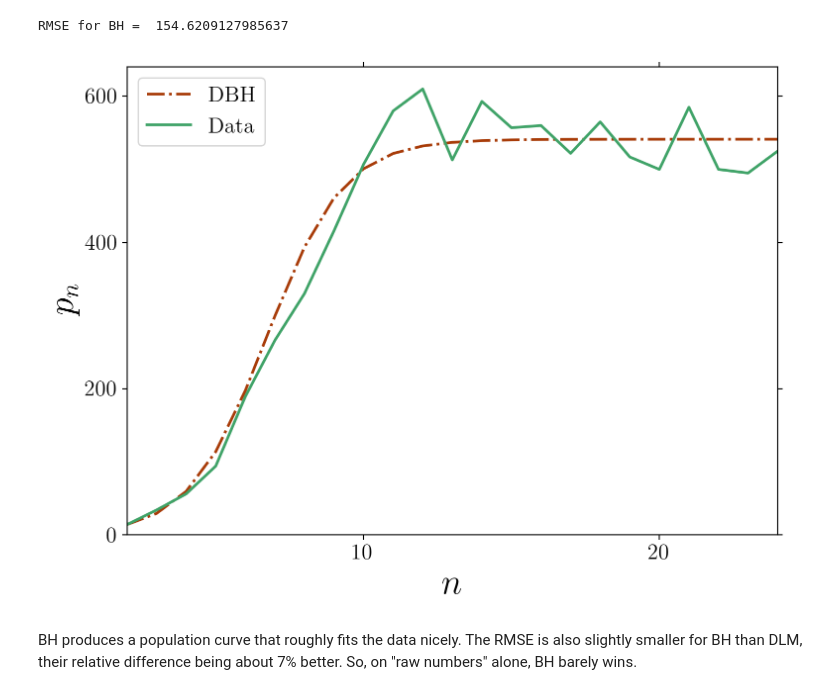
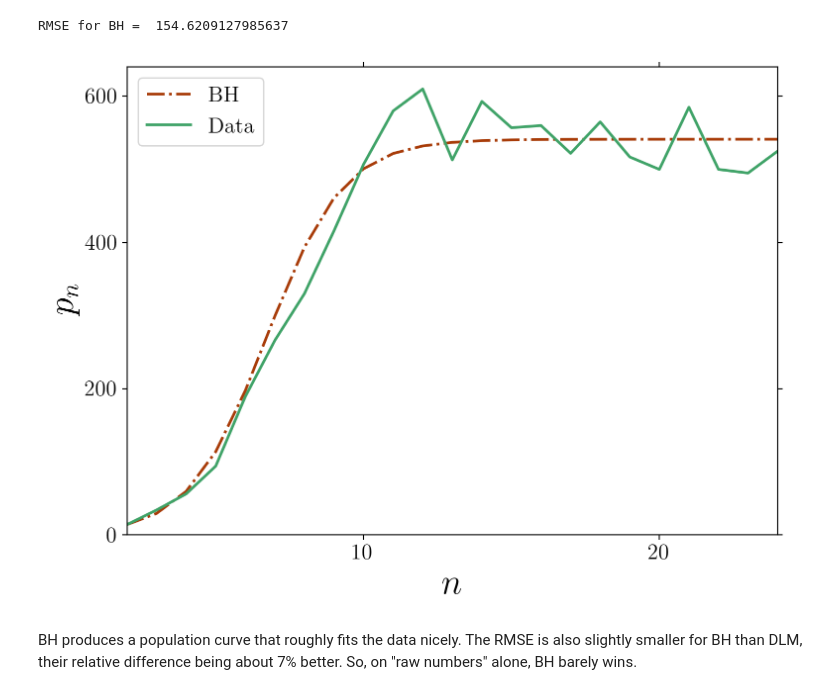
Before and after one commit to ageorgemorgan/mathcircles, a Jupyter notebook: pop_models_difference_eqns.ipynb, the cells around one changed output. Saved outputs shown, nothing was run; the diff lists cells and outputs as text; code cells hidden in the pictures.

```diff
--- a/pop_models_difference_eqns.ipynb
+++ b/pop_models_difference_eqns.ipynb
@@ -554,34 +554,34 @@ RMSE for BH =  154.6209127985637
 # %%
 fig, ax =plt.subplots()
 
-plt.plot(np.arange(2,T), p_bh_best, linestyle='dashdot', color='xkcd:rust', label='DBH', linewidth=2)
+plt.plot(np.arange(2,T), p_bh_best, linestyle='dashdot', color='xkcd:rust', label='BH', linewidth=2)
 plt.plot(np.arange(2,T+1), dens, color='xkcd:greenish', linestyle='solid', label='Data', linewidth=2)
 
 plt.xlabel(r"$n$", fontsize=26, color = 'k')
 plt.ylabel(r"$p_{n}$", fontsize=26, color='k')
 
 plt.tick_params(axis='x', which='both', top='off', color = 'k')
 plt.xticks(fontsize=16, rotation=0, color = 'k')
 plt.tick_params(axis='y', which='both', right='off', color = 'k')
 plt.yticks(fontsize=16, rotation=0, color = 'k')
 ax.locator_params(axis='y', nbins=6)
 ax.locator_params(axis='x', nbins=4)
 
 ax.legend(fontsize=16)
 
 plt.xlim([2, 24])
 plt.ylim([0, 1.05*np.amax(dens)])
 
 plt.tight_layout()
 
 fig.set_size_inches(8, 6)
 
 #figname = 'bh_sim_best.png'
 #plt.savefig(figname, dpi=600)
 
 plt.show()
 # %% [output]
-[figure, old version]
+[figure, new version]
 # %% [markdown]
 BH produces a population curve that roughly fits the data nicely. The RMSE is also slightly smaller for BH than DLM, their relative difference being about 7% better. So, on "raw numbers" alone, BH barely wins.
 # %% [markdown]
```
